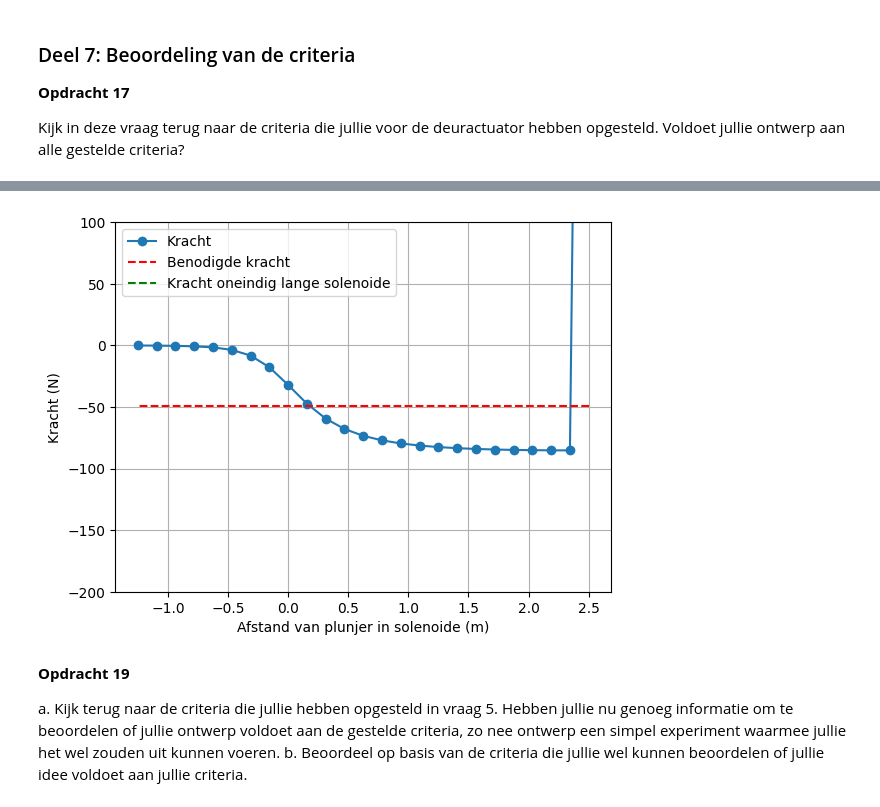
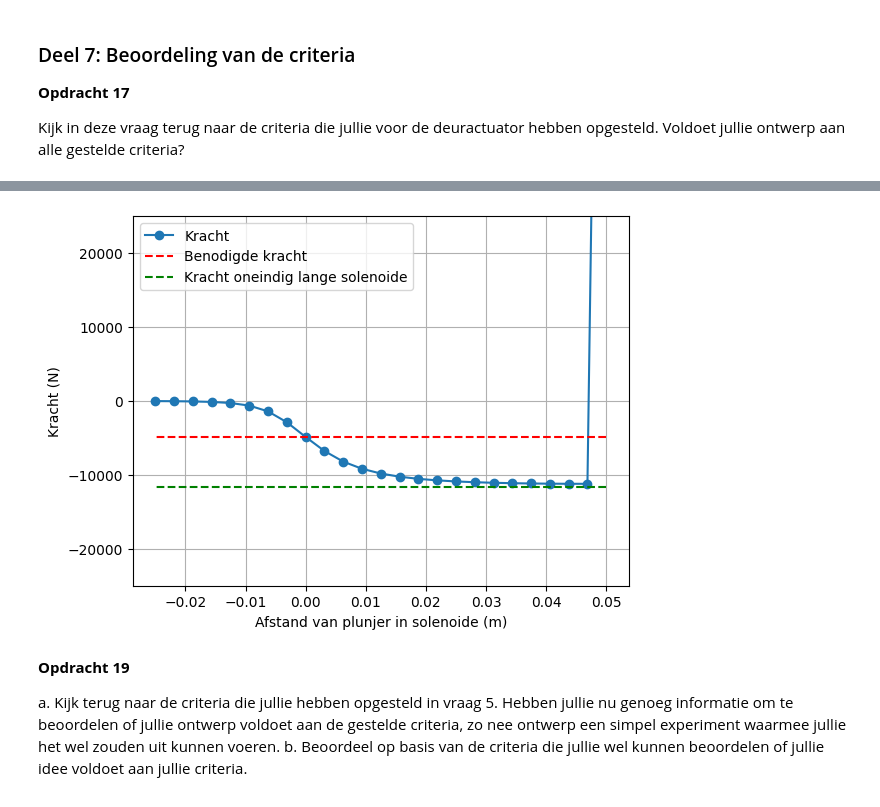
Before and after one commit to Caaldering/opdrachten-DEF-D_CA, a Jupyter notebook: 2KrachtactuatorOpdracht/2KrachtactuatorOpdracht/KrachtactuatorOpdracht.ipynb, the cells around one changed output, grey strips where cells are left out. Drawn from its saved outputs; the diff is of its cells as text; code cells hidden in the pictures.

```diff
--- a/2KrachtactuatorOpdracht/2KrachtactuatorOpdracht/KrachtactuatorOpdracht.ipynb
+++ b/2KrachtactuatorOpdracht/2KrachtactuatorOpdracht/KrachtactuatorOpdracht.ipynb
@@ -539,47 +571,40 @@ Voer opdrachten 15 en 16 uit voor jouw eigen gekozen toepassingen.
 # %%
-l_draad_1 = 10 # Lengte draad
-r_sol_1 = 0.5 # Straal solenoide
-L_sol_1 = 5 # Lengte solenoide
+r_sol = 0.02 # Straal solenoide
+L_draad = 0.6 # Lengte draad
+L_sol = 0.1 # Lengte solenoide
+n_ax=25
+z_ax=np.linspace(0, 1.5*L_sol/2, n_ax)
+H_ax=np.zeros((n_ax,1))
+I = 180
+
+for i_field in range(n_ax):
+    print(f"\rIfield =  {i_field}", end="")
+
+    r_field = np.array([0.0, 0.0, z_ax[i_field]])
+    Hsimulated = np.array([0.0, 0.0, 0.0], dtype='float64')
+
+    for i_source in range(N-1):
+
+        r_source = np.array([x[i_source], y[i_source], z[i_source]])
+        dl_vec   = np.array([x[i_source+1] - x[i_source], y[i_source+1] - y[i_source], z[i_source+1] - z[i_source]])
+
+        # gebruik jouw functie
+        Hsimulated += field_current_element(r_field, r_source, dl_vec)
 
 
-N1 = 50
-aantal_omwent = 50
+    H_ax[i_field, 0] = Hsimulated[2]
 
-n_ax=25
-z_ax=np.linspace(0, 1.5*L_sol_1/2, n_ax)
-H_ax=np.zeros((n_ax,1))
 
-for i_field in range(n_ax):
-    print(f"\rIfield =  {i_field}", end="") # Print welk element van het veld nu berekend wordt.
-    r_field = np.array([0, 0, z_ax[i_field]])
-    Hsimulated=np.array([0,0,0], dtype='float64')
 
-    for i_source in np.arange(1, N1):
-            totale_hoek = 2 * np.pi * N1
-            theta = (i_source / N1) * totale_hoek
 
-            x = r_sol_1 * np.cos(theta)
-            y = r_sol_1 * np.sin(theta)
-            z = -L_sol_1/2 + ((i_source / N1) * L_sol_1)
-            r_source = np.array([x, y, z])
 
-            d_theta = totale_hoek / N1
-
-            dx = -r_sol_1 * np.sin(theta) * d_theta
-            dy = r_sol_1 * np.cos(theta) * d_theta
-            dz = L_sol_1 / N1
-
-            dl = np.array([dx, dy, dz])
-
-            Hsimulated += field_current_element(r_field, r_source, dl)
-            print(f"Ifield =  {i_field}", end="")
-
-    H_ax[i_field,0]=Hsimulated[2]
-
-H_veld_ideaal=analytical_answer*np.ones(n_ax)*(1.0*(z_ax < L_sol_1/2))
+H_veld_ideaal=spoed*I*np.ones(n_ax)*(1.0*(z_ax < L_sol/2))
 
 # dit is nog een aardige analytische uitdrukking die je kan uitrekenen voor de z-component op de as van een solenoide met eindige lengte
-H_veld_analytisch=(aantal_omwent*I/L_sol_1/2)*((L_sol_1/2-z_ax)/np.sqrt((z_ax- L_sol_1/2)**2 + r_sol**2)+(L_sol_1/2+z_ax)/np.sqrt((z_ax+ L_sol/2)**2 + r_sol**2))
+H_veld_analytisch = (aantal_wikkelingen*I/L_sol/2)*(
+    (L_sol/2 - z_ax)/np.sqrt((z_ax - L_sol/2)**2 + r_sol**2) +
+    (L_sol/2 + z_ax)/np.sqrt((z_ax + L_sol/2)**2 + r_sol**2)
+)
 
 plt.figure(figsize=[13,4])
 plt.subplot(131)
@@ -589,27 +614,27 @@ plt.plot(z_ax, H_veld_analytisch, '-g', label='analytisch')
 plt.plot(z_ax, H_ax, '-k', label='simulatie')
 plt.xlabel('Afstand langs de as van de solenoide (m)')
 plt.legend()
-plt.ylabel('B-veld (Tesla)')
+plt.ylabel('H-veld (A/m)')
+
+
 
 mu_0 = 4 * np.pi * 1e-7
 mu_r = 50000
 
-Wz=-0.5*np.pi*r_sol_1**2*np.cumsum(np.flipud(H_ax)*mu_r*mu_0*np.flipud(H_ax))*(z_ax[1] - z_ax[0])
-
+Wz=-0.5*np.pi*r_sol**2*np.cumsum(np.flipud(H_ax)*mu_r*mu_0*np.flipud(H_ax))*(z_ax[1] - z_ax[0])
 plt.figure()
-plt.plot(L_sol_1/2 - z_ax, np.flipud(Wz), '-k')
+plt.plot(L_sol/2 - z_ax, np.flipud(Wz), '-k')
 plt.xlabel('Afstand van plunjer in solenoide (m)')
 plt.ylabel('Energie (J)')
 plt.grid()
 plt.show()
 
-force_analytical = -mu_0*mu_r*np.pi*r_sol_1**2*N**2*I**2/2/L_sol_1**2 # Kracht uitrekenen numeriek
+force_analytical = -mu_0*mu_r*np.pi*r_sol**2*aantal_wikkelingen**2*I**2/2/L_sol**2 # Kracht uitrekenen numeriek
 force_numerical=np.diff(Wz, n=1, append=[0])/(z_ax[1] - z_ax[0]) # Kracht uitrekenen
 
-plt.figure()
-plt.plot(L_sol_1/2 - z_ax, np.flipud(force_numerical), '-o', label='Kracht')
-plt.plot(L_sol_1/2 - z_ax, (-5*9.8)*np.ones(n_ax), '--r', label='Benodigde kracht')
-plt.plot(L_sol_1/2 - z_ax, force_analytical*np.ones(n_ax), '--g', label='Kracht oneindig lange solenoide')
+plt.plot(L_sol/2 - z_ax, np.flipud(force_numerical), '-o', label='Kracht')
+plt.plot(L_sol/2 - z_ax, (-500*9.8)*np.ones(n_ax), '--r', label='Benodigde kracht')
+plt.plot(L_sol/2 - z_ax, force_analytical*np.ones(n_ax), '--g', label='Kracht oneindig lange solenoide')
 plt.xlabel('Afstand van plunjer in solenoide (m)'), plt.ylabel('Kracht (N)'), plt.grid(), plt.legend()
-plt.ylim([-200, 100])
+plt.ylim([-25000, 25000])
 # %% [output]
@@ -620,4 +645,4 @@ Ifield =  24Ifield =  24Ifield =  24Ifield =  24Ifield =  24Ifield =  24Ifield =
-[figure, old version]
+[figure, new version]
 # %% [markdown]
 **Opdracht 19**
 
```
Also changed, not shown: parts of 8 cells of this notebook.
